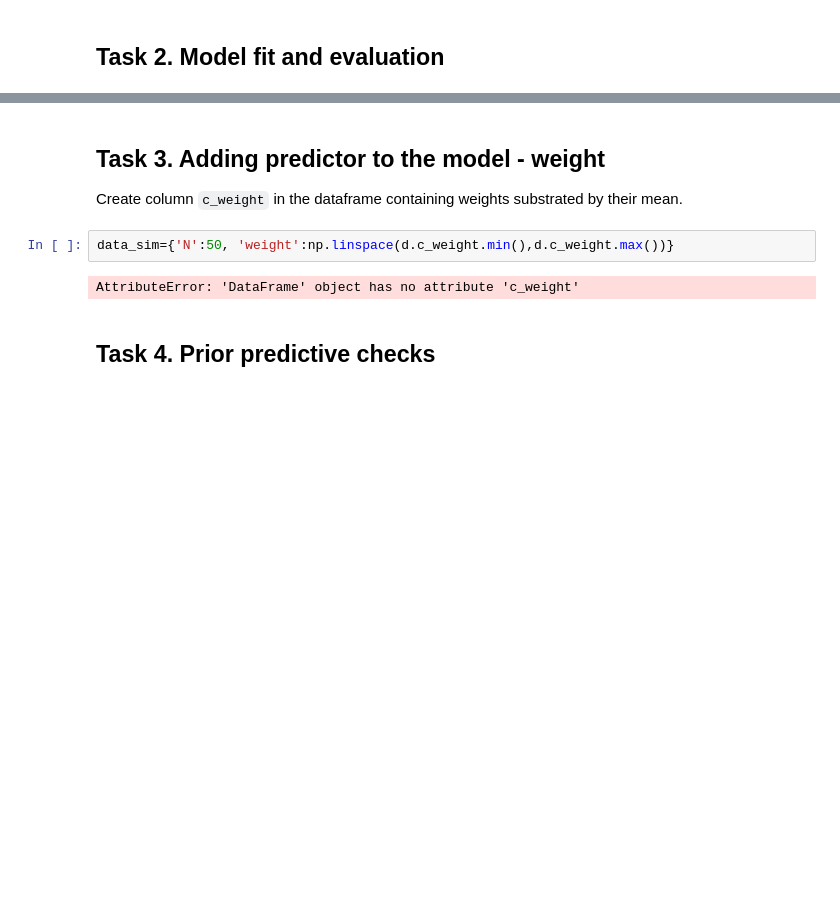
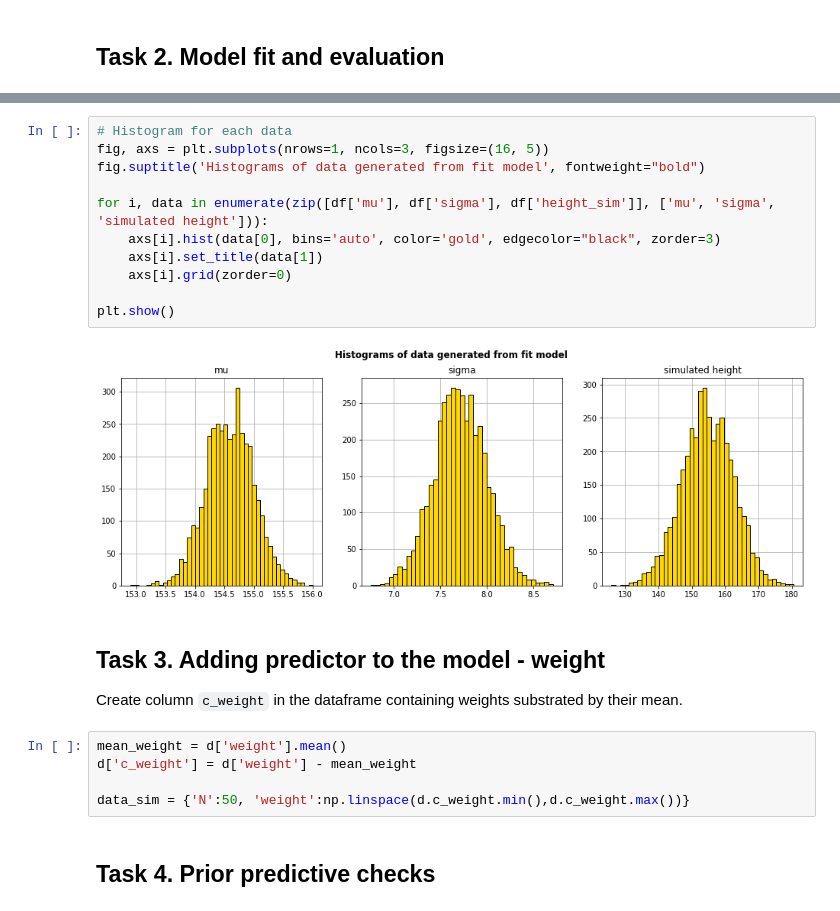
Before and after one commit to SwieciloM/Data-Analytics-Laboratory, a Jupyter notebook: Lab 4 - Linear models (modelling height of !Kung people)/main.ipynb, the cells around one changed output, grey strips where cells are left out. Drawn from its saved outputs; the diff is of its cells as text; blank space fills up the shorter version.

````diff
--- a/Lab 4 - Linear models (modelling height of !Kung people)/main.ipynb
+++ b/Lab 4 - Linear models (modelling height of !Kung people)/main.ipynb
@@ -132,12 +170,26 @@ INFO:cmdstanpy:CmdStan done processing.
 2. Plot histograms of data and simulated heights and evaluate the quality of model.
+# %%
+# Histogram for each data
+fig, axs = plt.subplots(nrows=1, ncols=3, figsize=(16, 5))
+fig.suptitle('Histograms of data generated from fit model', fontweight="bold")
+
+for i, data in enumerate(zip([df['mu'], df['sigma'], df['height_sim']], ['mu', 'sigma', 'simulated height'])):
+    axs[i].hist(data[0], bins='auto', color='gold', edgecolor="black", zorder=3)
+    axs[i].set_title(data[1])
+    axs[i].grid(zorder=0)
+
+plt.show()
+# %% [output]
+[figure, added]
 # %% [markdown]
 ## Task 3. Adding predictor to the model - weight
 
 Create column ```c_weight``` in the dataframe containing weights substrated by their mean.
 # %%
-data_sim={'N':50, 'weight':np.linspace(d.c_weight.min(),d.c_weight.max())}
+mean_weight = d['weight'].mean()
+d['c_weight'] = d['weight'] - mean_weight
+
+data_sim = {'N':50, 'weight':np.linspace(d.c_weight.min(),d.c_weight.max())}
-# %% [output]
-AttributeError: 'DataFrame' object has no attribute 'c_weight'
 # %% [markdown]
 ## Task 4. Prior predictive checks
 # %%
````
Also changed, not shown: parts of 21 cells of this notebook, 6 other files.
